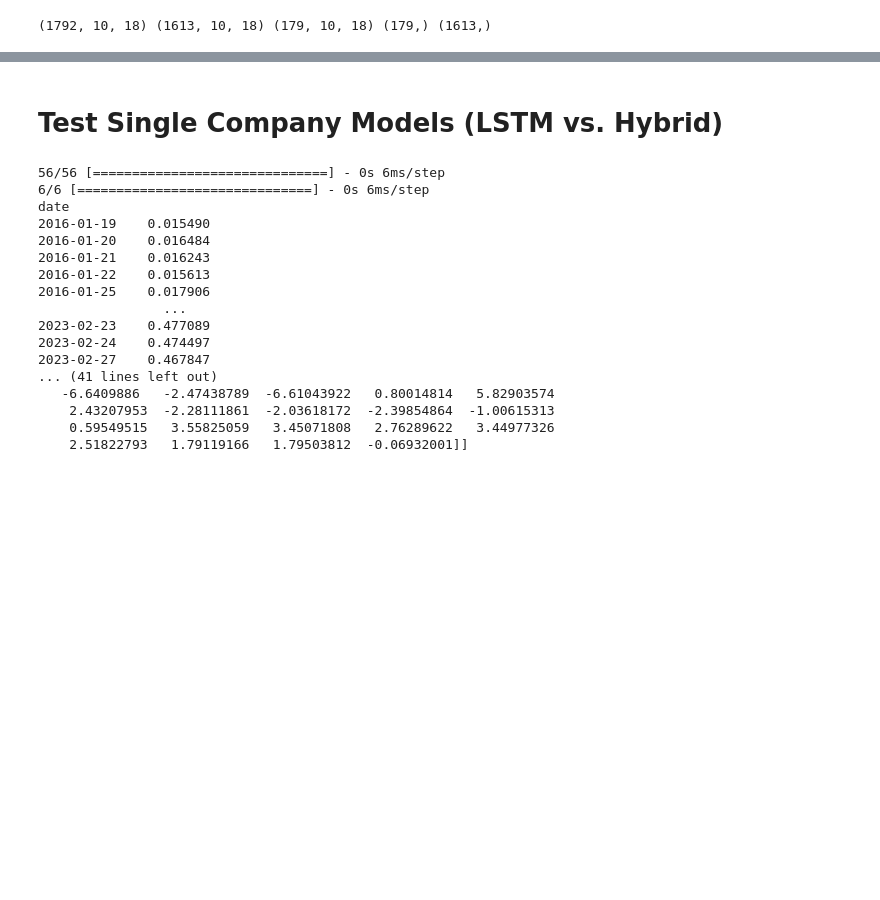
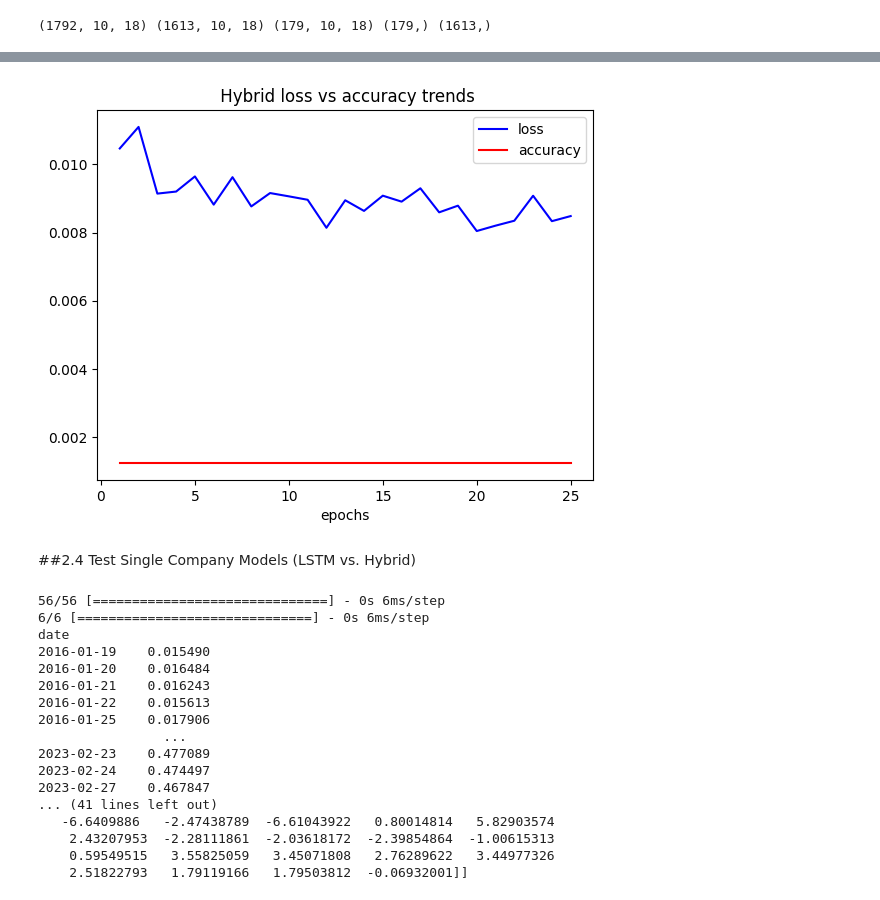
Before and after one commit to Adam-J-Green/BigData, a Jupyter notebook: Final_project_files/Copy_of_Train_model.ipynb, the cells around one changed output, grey strips where cells are left out. Drawn from its saved outputs; the diff is of its cells as text; code cells hidden in the pictures; blank space fills up the shorter version.

```diff
--- a/Final_project_files/Copy_of_Train_model.ipynb
+++ b/Final_project_files/Copy_of_Train_model.ipynb
@@ -506,7 +610,7 @@ Name: yhat, Length: 1613, dtype: float64
 from keras.saving.legacy.save import load_model
 
 #create training data using predictions from lstm and prophet
-lstm = load_model('/content/BigData/Final_project_files/main_models/LSTM_model1.h5')
+lstm = load_model('main_models/LSTM_model1.h5')
 def return_hybrid_data(lstm_model, prophet_data, LSTM_data, LSTM_target):
   preds_dict = {}
   preds_dict['lstm_pred'] = lstm_model.predict(LSTM_data).flatten()
@@ -540,14 +644,14 @@ def multiple_models(x_train, y_train):
     hybrid.add(LSTM(units = 58, activation = "sigmoid", input_shape = (x_train.shape[1], x_train.shape[2]), return_sequences = False))
     hybrid.add(Dropout(0.7))
     hybrid.add(Dense(units =1))
-    hybrid.compile(loss = 'mean_squared_error', optimizer = Adam(lr = LR), metrics = ["mean_squared_error"])
+    hybrid.compile(loss = 'mean_squared_error', optimizer = Adam(lr = LR), metrics = ["accuracy"])
     Early_stop = EarlyStopping(monitor='loss', min_delta=0,
                               patience=25, verbose=1, mode='auto',
                               baseline=0, restore_best_weights=True)
-    hybrid.fit(x_train, y_train, epochs = 200, batch_size = 20, callbacks = [Early_stop])
+    hybrid.fit(x_train, y_train, epochs = 50, batch_size = 20, callbacks = [Early_stop])
     return hybrid
 
 #train the hybrid model
 hybrid1 = multiple_models(hybrid_train, y_train[10:])
-hybrid1.save('/content/BigData/Final_project_files/main_models/hybrid1.h5')
+hybrid1.save('main_models/hybrid1.h5')
 # %% [output]
@@ -571,0 +675,3 @@ Epoch 27: early stopping
+# %%
+hybrid1_history = hybrid1.fit(hybrid_train, y_train[10:],epochs = 50, batch_size = 20, callbacks = [Early_stop])
+hybrid1_history.history??
@@ -572,5 +698,17 @@ Epoch 27: early stopping
+# %%
+import matplotlib.pyplot as plt
+x=np.arange(1,26, 1)
+plt.plot(x,hybrid1_history.history['loss'], "b", label= "loss")
+plt.plot(x,hybrid1_history.history['accuracy'], "r", label= "accuracy")
+
+plt.title(" Hybrid loss vs accuracy trends")
+plt.xlabel('epochs')
+plt.legend()
+plt.show()
+# %% [output]
+[figure, added]
 # %% [markdown]
-# Test Single Company Models (LSTM vs. Hybrid)
+##2.4 Test Single Company Models (LSTM vs. Hybrid)
 # %%
 #Configure LSTM test using google data and micosoft validation data
 goog_test, goog_target = lstm_split(test_data, test_target, len(test_data))
```
Also changed, not shown: parts of 41 cells of this notebook.
